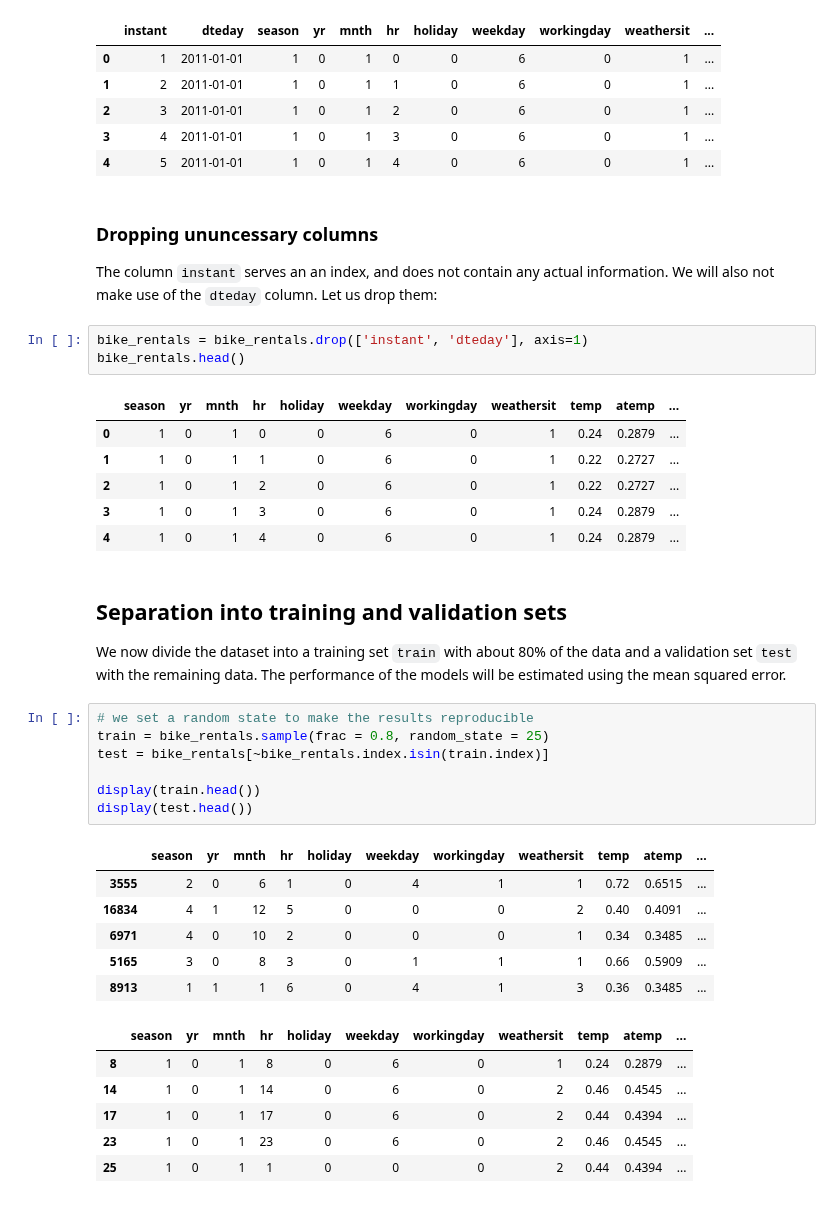
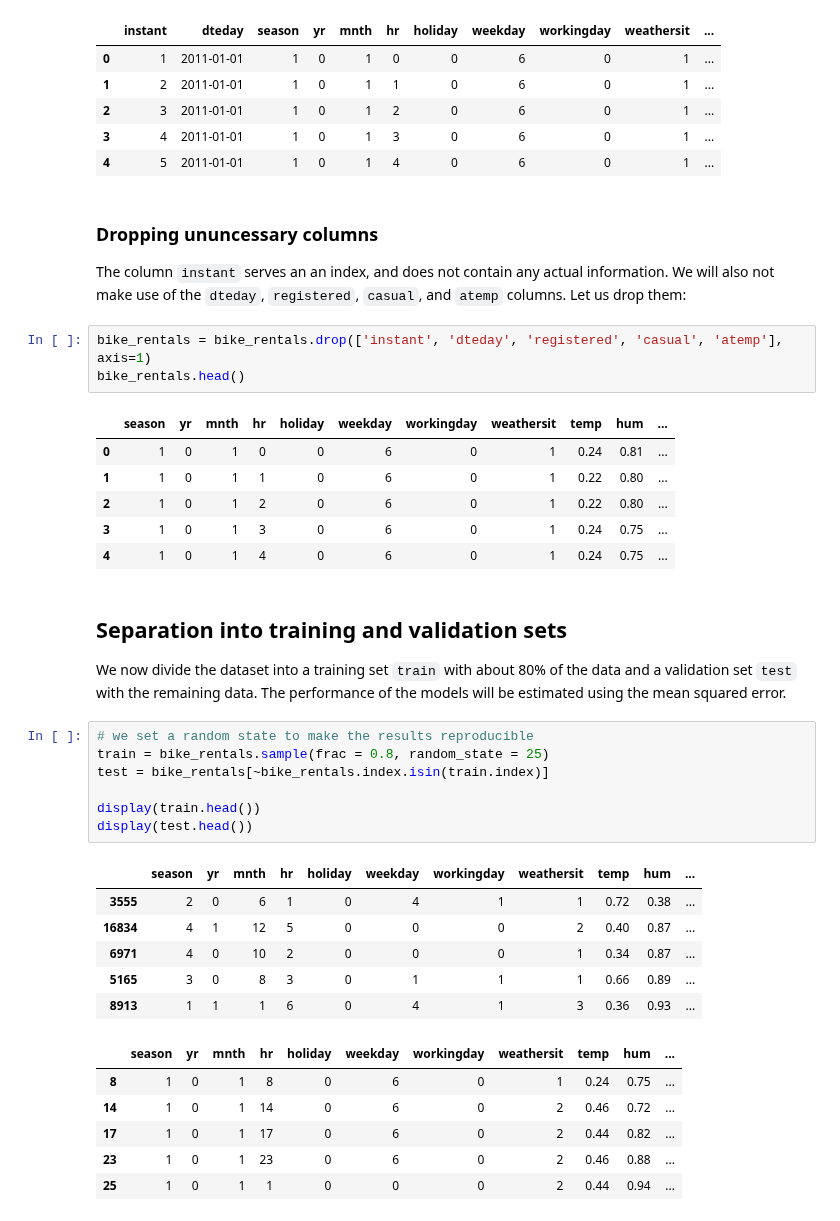
Before and after one commit to FlorentCLMichel/learning_data_science, a Jupyter notebook: Projects_Jupyter/Predicting_Bike_Rentals.ipynb, the cells around one changed output. Saved outputs shown, nothing was run; the diff lists cells and outputs as text.

```diff
--- a/Projects_Jupyter/Predicting_Bike_Rentals.ipynb
+++ b/Projects_Jupyter/Predicting_Bike_Rentals.ipynb
@@ -158,18 +175,18 @@ bike_rentals.head()
 ### Dropping ununcessary columns
 
 The column `instant` serves an an index, and does not contain any actual information.
-We will also not make use of the `dteday` column.
+We will also not make use of the `dteday`, `registered`, `casual`, and `atemp` columns.
 Let us drop them:
 # %%
-bike_rentals = bike_rentals.drop(['instant', 'dteday'], axis=1)
+bike_rentals = bike_rentals.drop(['instant', 'dteday', 'registered', 'casual', 'atemp'], axis=1)
 bike_rentals.head()
 # %% [output]
-|  | season | yr | mnth | hr | holiday | weekday | workingday | weathersit | temp | atemp | ... |
-| 0 | 1 | 0 | 1 | 0 | 0 | 6 | 0 | 1 | 0.24 | 0.2879 | ... |
-| 1 | 1 | 0 | 1 | 1 | 0 | 6 | 0 | 1 | 0.22 | 0.2727 | ... |
-| 2 | 1 | 0 | 1 | 2 | 0 | 6 | 0 | 1 | 0.22 | 0.2727 | ... |
-| 3 | 1 | 0 | 1 | 3 | 0 | 6 | 0 | 1 | 0.24 | 0.2879 | ... |
-| 4 | 1 | 0 | 1 | 4 | 0 | 6 | 0 | 1 | 0.24 | 0.2879 | ... |
+|  | season | yr | mnth | hr | holiday | weekday | workingday | weathersit | temp | hum | ... |
+| 0 | 1 | 0 | 1 | 0 | 0 | 6 | 0 | 1 | 0.24 | 0.81 | ... |
+| 1 | 1 | 0 | 1 | 1 | 0 | 6 | 0 | 1 | 0.22 | 0.80 | ... |
+| 2 | 1 | 0 | 1 | 2 | 0 | 6 | 0 | 1 | 0.22 | 0.80 | ... |
+| 3 | 1 | 0 | 1 | 3 | 0 | 6 | 0 | 1 | 0.24 | 0.75 | ... |
+| 4 | 1 | 0 | 1 | 4 | 0 | 6 | 0 | 1 | 0.24 | 0.75 | ... |
 # %% [markdown]
 ## Separation into training and validation sets
 
@@ -183,15 +200,15 @@ test = bike_rentals[~bike_rentals.index.isin(train.index)]
 display(train.head())
 display(test.head())
 # %% [output]
-|  | season | yr | mnth | hr | holiday | weekday | workingday | weathersit | temp | atemp | ... |
-| 3555 | 2 | 0 | 6 | 1 | 0 | 4 | 1 | 1 | 0.72 | 0.6515 | ... |
-| 16834 | 4 | 1 | 12 | 5 | 0 | 0 | 0 | 2 | 0.40 | 0.4091 | ... |
-| 6971 | 4 | 0 | 10 | 2 | 0 | 0 | 0 | 1 | 0.34 | 0.3485 | ... |
-| 5165 | 3 | 0 | 8 | 3 | 0 | 1 | 1 | 1 | 0.66 | 0.5909 | ... |
-| 8913 | 1 | 1 | 1 | 6 | 0 | 4 | 1 | 3 | 0.36 | 0.3485 | ... |
+|  | season | yr | mnth | hr | holiday | weekday | workingday | weathersit | temp | hum | ... |
+| 3555 | 2 | 0 | 6 | 1 | 0 | 4 | 1 | 1 | 0.72 | 0.38 | ... |
+| 16834 | 4 | 1 | 12 | 5 | 0 | 0 | 0 | 2 | 0.40 | 0.87 | ... |
+| 6971 | 4 | 0 | 10 | 2 | 0 | 0 | 0 | 1 | 0.34 | 0.87 | ... |
+| 5165 | 3 | 0 | 8 | 3 | 0 | 1 | 1 | 1 | 0.66 | 0.89 | ... |
+| 8913 | 1 | 1 | 1 | 6 | 0 | 4 | 1 | 3 | 0.36 | 0.93 | ... |
-|  | season | yr | mnth | hr | holiday | weekday | workingday | weathersit | temp | atemp | ... |
-| 8 | 1 | 0 | 1 | 8 | 0 | 6 | 0 | 1 | 0.24 | 0.2879 | ... |
-| 14 | 1 | 0 | 1 | 14 | 0 | 6 | 0 | 2 | 0.46 | 0.4545 | ... |
-| 17 | 1 | 0 | 1 | 17 | 0 | 6 | 0 | 2 | 0.44 | 0.4394 | ... |
-| 23 | 1 | 0 | 1 | 23 | 0 | 6 | 0 | 2 | 0.46 | 0.4545 | ... |
-| 25 | 1 | 0 | 1 | 1 | 0 | 0 | 0 | 2 | 0.44 | 0.4394 | ... |
+|  | season | yr | mnth | hr | holiday | weekday | workingday | weathersit | temp | hum | ... |
+| 8 | 1 | 0 | 1 | 8 | 0 | 6 | 0 | 1 | 0.24 | 0.75 | ... |
+| 14 | 1 | 0 | 1 | 14 | 0 | 6 | 0 | 2 | 0.46 | 0.72 | ... |
+| 17 | 1 | 0 | 1 | 17 | 0 | 6 | 0 | 2 | 0.44 | 0.82 | ... |
+| 23 | 1 | 0 | 1 | 23 | 0 | 6 | 0 | 2 | 0.46 | 0.88 | ... |
+| 25 | 1 | 0 | 1 | 1 | 0 | 0 | 0 | 2 | 0.44 | 0.94 | ... |
```
Also changed, not shown: parts of 44 cells of this notebook, 1 other file.
